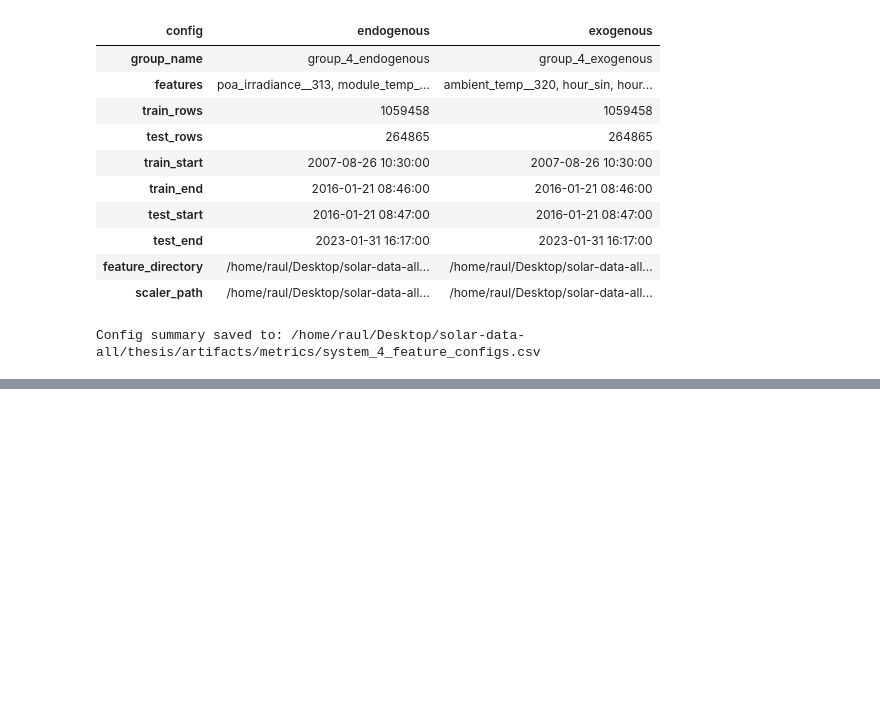
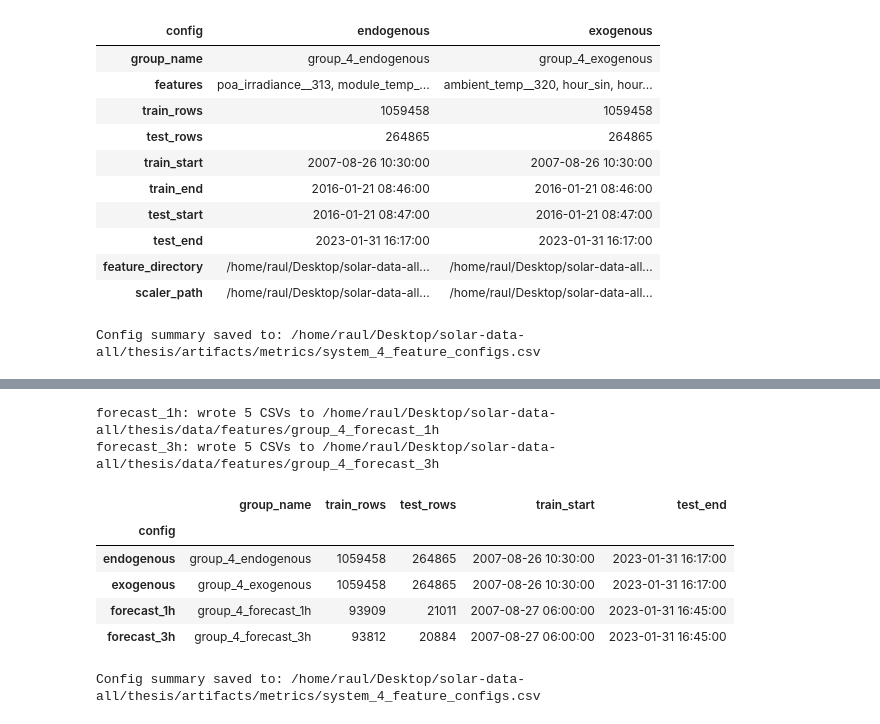
Before and after one commit to dimst2001/solarMl-thesis, a Jupyter notebook: notebooks/2_Feature_Selection.ipynb, the cells around one changed output, grey strips where cells are left out. Saved outputs shown, nothing was run; the diff lists cells and outputs as text; code cells hidden in the pictures; blank space fills up the shorter version.

```diff
--- a/notebooks/2_Feature_Selection.ipynb
+++ b/notebooks/2_Feature_Selection.ipynb
@@ -730,0 +741,10 @@ Config summary saved to: /home/raul/Desktop/solar-data-all/thesis/artifacts/metr
+# %%
+GRID_PATH = PROJECT_ROOT / "data" / "cleaned" / f"system_{SYSTEM_ID}_cleaned_15min.csv"
+grid = pd.read_csv(GRID_PATH, index_col="datetime", parse_dates=True)
+assert grid.index.to_series().diff().dropna().eq(pd.Timedelta("15min")).all()
+
+IRRADIANCE = "poa_irradiance__313"
+AMBIENT = "ambient_temp__320"
+valid_slots = grid[TARGET].notna()
+print(f"Grid: {len(grid):,} slots ({grid.index.min()} -> {grid.index.max()}), "
+      f"{int(valid_slots.sum()):,} with data, {int(grid['is_fault'].sum()):,} with a fault")
@@ -730,0 +853,8 @@ Config summary saved to: /home/raul/Desktop/solar-data-all/thesis/artifacts/metr
+# %%
+scalers_f, Xf_train_scaled_sets, Xf_test_scaled_sets = {}, {}, {}
+for name in FORECAST_HORIZONS:
+    scalers_f[name] = MinMaxScaler().fit(Xf_train_sets[name])
+    Xf_train_scaled_sets[name] = scale(Xf_train_sets[name], scalers_f[name])
+    Xf_test_scaled_sets[name] = scale(Xf_test_sets[name], scalers_f[name])
+    print(f"{name}: X_train scaled to [{Xf_train_scaled_sets[name].min().min():.1f}, "
+          f"{Xf_train_scaled_sets[name].max().max():.1f}]")
@@ -730,0 +868,34 @@ Config summary saved to: /home/raul/Desktop/solar-data-all/thesis/artifacts/metr
+# %%
+for name in FORECAST_HORIZONS:
+    group_name_f = f"group_{SYSTEM_ID}_{name}"
+    feature_directory_f = FEATURES_DIR / group_name_f
+    feature_directory_f.mkdir(parents=True, exist_ok=True)
+    exports_f = {"X_train": Xf_train_scaled_sets[name], "X_test": Xf_test_scaled_sets[name],
+                 "y_train": yf_train_sets[name], "y_test": yf_test_sets[name],
+                 "baselines_test": baseline_sets[name]}
+    for part, frame in exports_f.items():
+        frame.to_csv(feature_directory_f / f"{part}_{group_name_f}.csv",
+                     float_format=CSV_FLOAT_FORMAT if part.startswith("X") else None)
+    with (MODELS_DIR / f"scaler_{group_name_f}.pkl").open("wb") as scaler_file:
+        pickle.dump(scalers_f[name], scaler_file)
+    print(f"{name}: wrote {len(exports_f)} CSVs to {feature_directory_f}")
+
+config_summary = pd.concat([
+    pd.read_csv(CONFIG_SUMMARY_PATH, index_col="config").drop(list(FORECAST_HORIZONS), errors="ignore"),
+    pd.DataFrame([summary_row(name, Xf_train_sets[name], Xf_test_sets[name])
+                  for name in FORECAST_HORIZONS]).set_index("config"),
+])
+config_summary.to_csv(CONFIG_SUMMARY_PATH)
+with pd.option_context("display.max_colwidth", None):
+    display(config_summary[["group_name", "train_rows", "test_rows", "train_start", "test_end"]])
+print(f"Config summary saved to: {CONFIG_SUMMARY_PATH}")
+# %% [output]
+forecast_1h: wrote 5 CSVs to /home/raul/Desktop/solar-data-all/thesis/data/features/group_4_forecast_1h
+forecast_3h: wrote 5 CSVs to /home/raul/Desktop/solar-data-all/thesis/data/features/group_4_forecast_3h
+|  | group_name | train_rows | test_rows | train_start | test_end |
+| config |  |  |  |  |  |
+| endogenous | group_4_endogenous | 1059458 | 264865 | 2007-08-26 10:30:00 | 2023-01-31 16:17:00 |
+| exogenous | group_4_exogenous | 1059458 | 264865 | 2007-08-26 10:30:00 | 2023-01-31 16:17:00 |
+| forecast_1h | group_4_forecast_1h | 93909 | 21011 | 2007-08-27 06:00:00 | 2023-01-31 16:45:00 |
+| forecast_3h | group_4_forecast_3h | 93812 | 20884 | 2007-08-27 06:00:00 | 2023-01-31 16:45:00 |
+Config summary saved to: /home/raul/Desktop/solar-data-all/thesis/artifacts/metrics/system_4_feature_configs.csv
```
Also changed, not shown: parts of 12 cells of this notebook, 26 other files.
